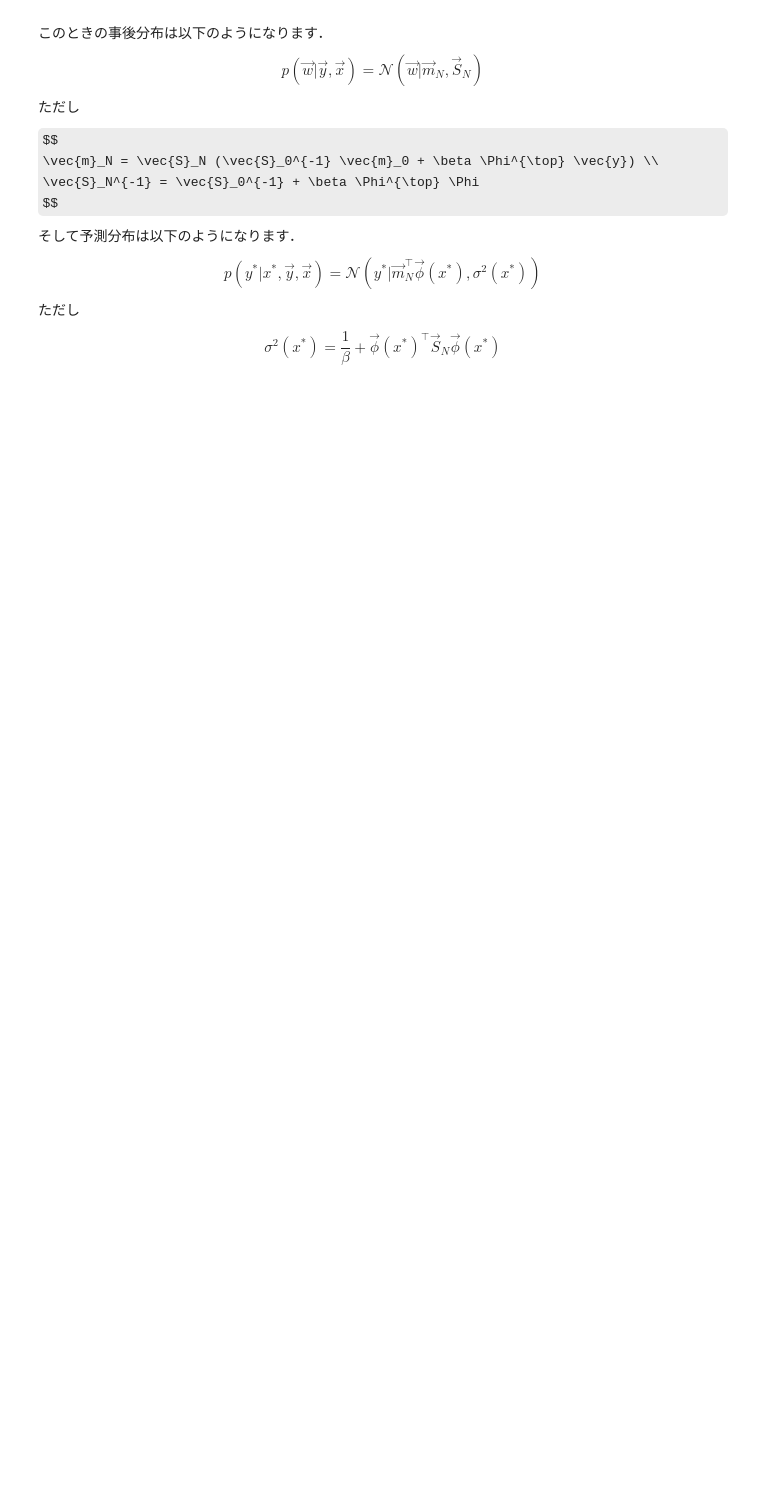
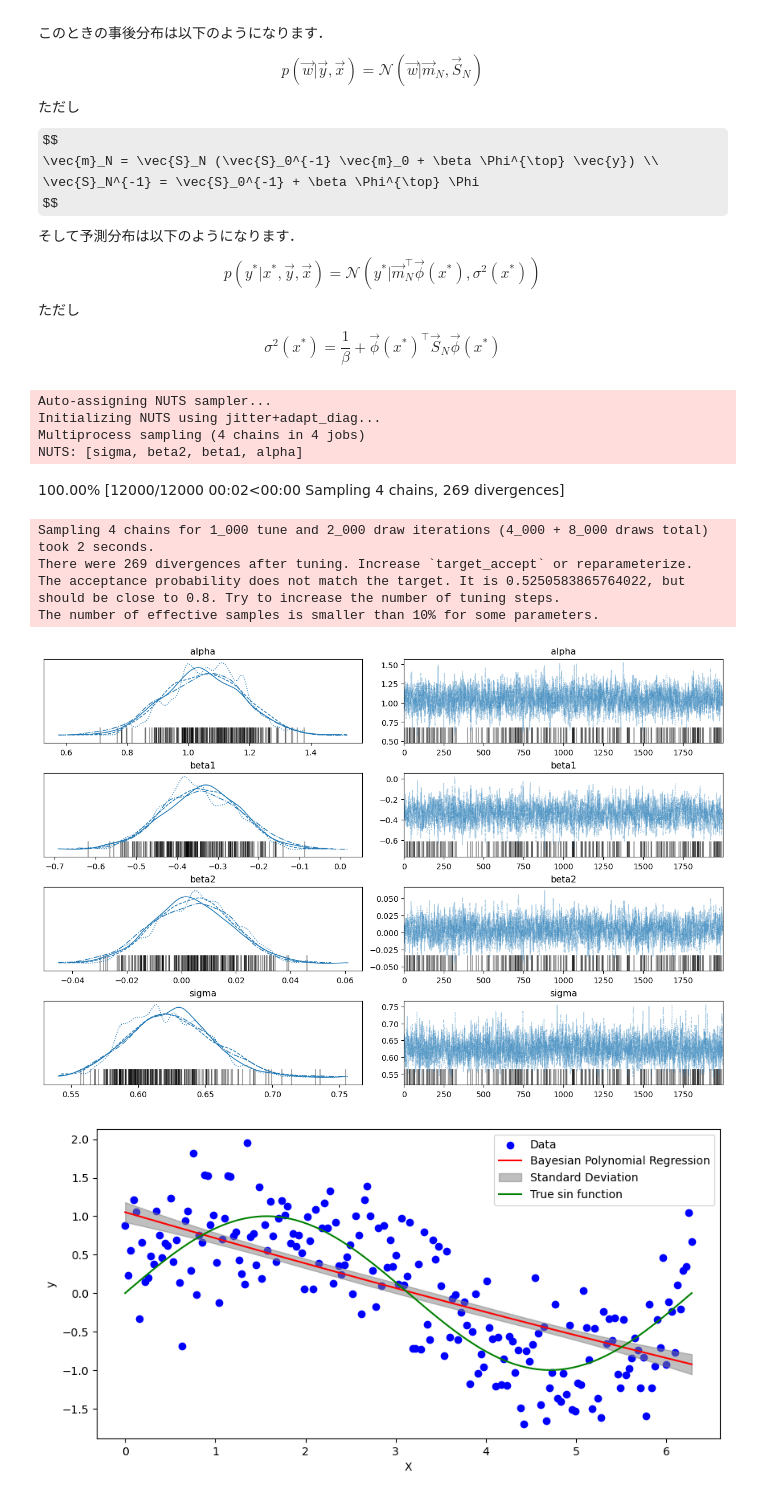
Before and after one commit to LABO-M/MachineLearningPhasesOfMatter, a Jupyter notebook: Bayes/Bayes_1.ipynb, the cells around one changed output. Cells and saved outputs as stored; diff of their text form; code cells hidden in the pictures; some formulas as TeX source; blank space fills up the shorter version.

```diff
--- a/Bayes/Bayes_1.ipynb
+++ b/Bayes/Bayes_1.ipynb
@@ -529,0 +533,59 @@ $$
+# %%
+
+# 乱数のシードを設定
+np.random.seed(0)
+
+# データの生成
+X = np.linspace(0, 2*np.pi, 200)  # x軸の値（0から2πまでを100等分）
+y_true = np.sin(X)                # 真の値（sin関数）
+noise = np.random.normal(0, 0.5, 200)  # 正規乱数のノイズ（平均0, 標準偏差0.1）
+y = y_true + noise                # 観測値（真の値にノイズを加える）
+
+# PyMC3 モデルの作成
+with pm.Model() as model:
+    # パラメータの事前分布を設定
+    alpha = pm.Normal('alpha', mu=0, sd=10)
+    beta1 = pm.Normal('beta1', mu=0, sd=10)
+    beta2 = pm.Normal('beta2', mu=0, sd=10)
+    sigma = pm.HalfNormal('sigma', sd=1)
+
+    # モデルの定義
+    mu = alpha + beta1 * X + beta2 * X**2
+    y_obs = pm.Normal('y_obs', mu=mu, sd=sigma, observed=y)
+
+    # サンプリング
+    trace = pm.sample(2000, tune=1000)
+
+# サンプリング結果の表示
+pm.traceplot(trace)
+
+# 予測
+X_new = np.linspace(0, 2*np.pi, 200)
+y_preds = np.array([alpha + beta1 * X_new + beta2 * X_new**2 for alpha, beta1, beta2 in zip(trace['alpha'], trace['beta1'], trace['beta2'])])
+
+# 予測分布の平均と標準偏差
+y_pred_mean = y_preds.mean(axis=0)
+y_pred_std = y_preds.std(axis=0)
+
+# プロット
+plt.figure(figsize=(10, 5))
+plt.scatter(X, y, c='blue', label='Data')
+plt.plot(X_new, y_pred_mean, c='red', label='Bayesian Polynomial Regression')
+plt.fill_between(X_new, y_pred_mean - y_pred_std, y_pred_mean + y_pred_std, color='gray', alpha=0.5, label='Standard Deviation')
+plt.plot(X, y_true, c='green', label='True sin function')
+plt.xlabel('X')
+plt.ylabel('y')
+plt.legend()
+plt.show()
+# %% [output]
+Auto-assigning NUTS sampler...
+Initializing NUTS using jitter+adapt_diag...
+Multiprocess sampling (4 chains in 4 jobs)
+NUTS: [sigma, beta2, beta1, alpha]
+100.00% [12000/12000 00:02<00:00 Sampling 4 chains, 269 divergences]
+Sampling 4 chains for 1_000 tune and 2_000 draw iterations (4_000 + 8_000 draws total) took 2 seconds.
+There were 269 divergences after tuning. Increase `target_accept` or reparameterize.
+The acceptance probability does not match the target. It is 0.5250583865764022, but should be close to 0.8. Try to increase the number of tuning steps.
+The number of effective samples is smaller than 10% for some parameters.
+[figure, added]
+[figure, added]
```
Also changed, not shown: parts of 7 cells of this notebook, 3 other files.
